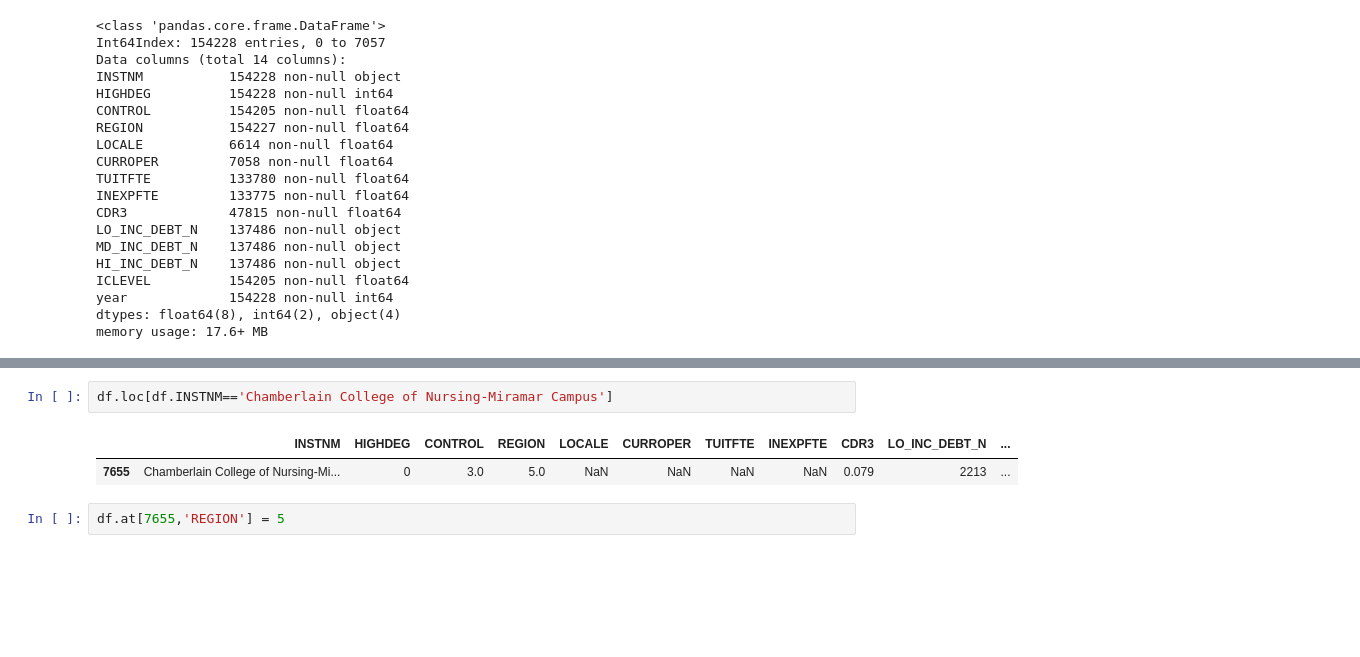
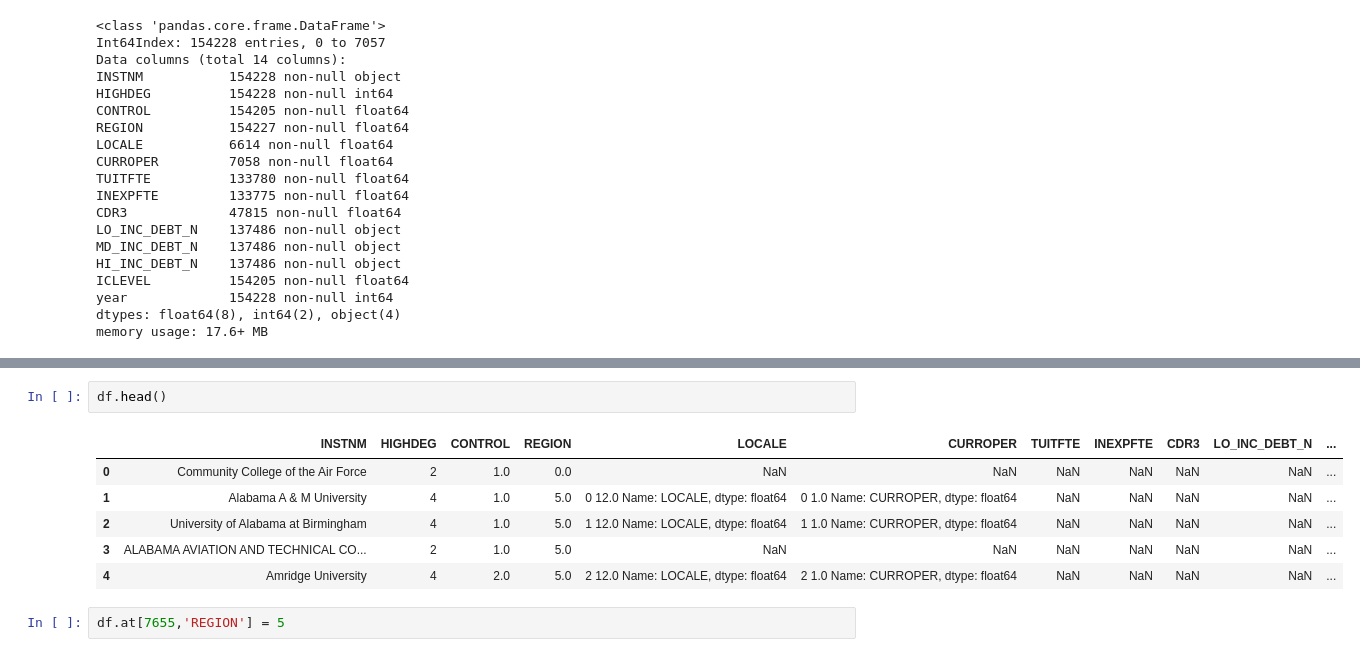
Before and after one commit to CliffordBridges/College-Scorecards-Uses-and-Insights, a Jupyter notebook: functions_test.ipynb, the cells around one changed output, grey strips where cells are left out. Cells and saved outputs as stored; diff of their text form; blank space fills up the shorter version.

```diff
--- a/functions_test.ipynb
+++ b/functions_test.ipynb
@@ -148,7 +164,11 @@ memory usage: 17.6+ MB
-# %%
-df.loc[df.INSTNM=='Chamberlain College of Nursing-Miramar Campus']
-# %% [output]
-|  | INSTNM | HIGHDEG | CONTROL | REGION | LOCALE | CURROPER | TUITFTE | INEXPFTE | CDR3 | LO_INC_DEBT_N | ... |
-| 7655 | Chamberlain College of Nursing-Mi... | 0 | 3.0 | 5.0 | NaN | NaN | NaN | NaN | 0.079 | 2213 | ... |
+# %%
+df.head()
+# %% [output]
+|  | INSTNM | HIGHDEG | CONTROL | REGION | LOCALE | CURROPER | TUITFTE | INEXPFTE | CDR3 | LO_INC_DEBT_N | ... |
+| 0 | Community College of the Air Force | 2 | 1.0 | 0.0 | NaN | NaN | NaN | NaN | NaN | NaN | ... |
+| 1 | Alabama A & M University | 4 | 1.0 | 5.0 | 0 12.0 Name: LOCALE, dtype: float64 | 0 1.0 Name: CURROPER, dtype: float64 | NaN | NaN | NaN | NaN | ... |
+| 2 | University of Alabama at Birmingham | 4 | 1.0 | 5.0 | 1 12.0 Name: LOCALE, dtype: float64 | 1 1.0 Name: CURROPER, dtype: float64 | NaN | NaN | NaN | NaN | ... |
+| 3 | ALABAMA AVIATION AND TECHNICAL CO... | 2 | 1.0 | 5.0 | NaN | NaN | NaN | NaN | NaN | NaN | ... |
+| 4 | Amridge University | 4 | 2.0 | 5.0 | 2 12.0 Name: LOCALE, dtype: float64 | 2 1.0 Name: CURROPER, dtype: float64 | NaN | NaN | NaN | NaN | ... |
 # %%
 df.at[7655,'REGION'] = 5
```
Also changed, not shown: parts of 6 cells of this notebook, 2 other files.
